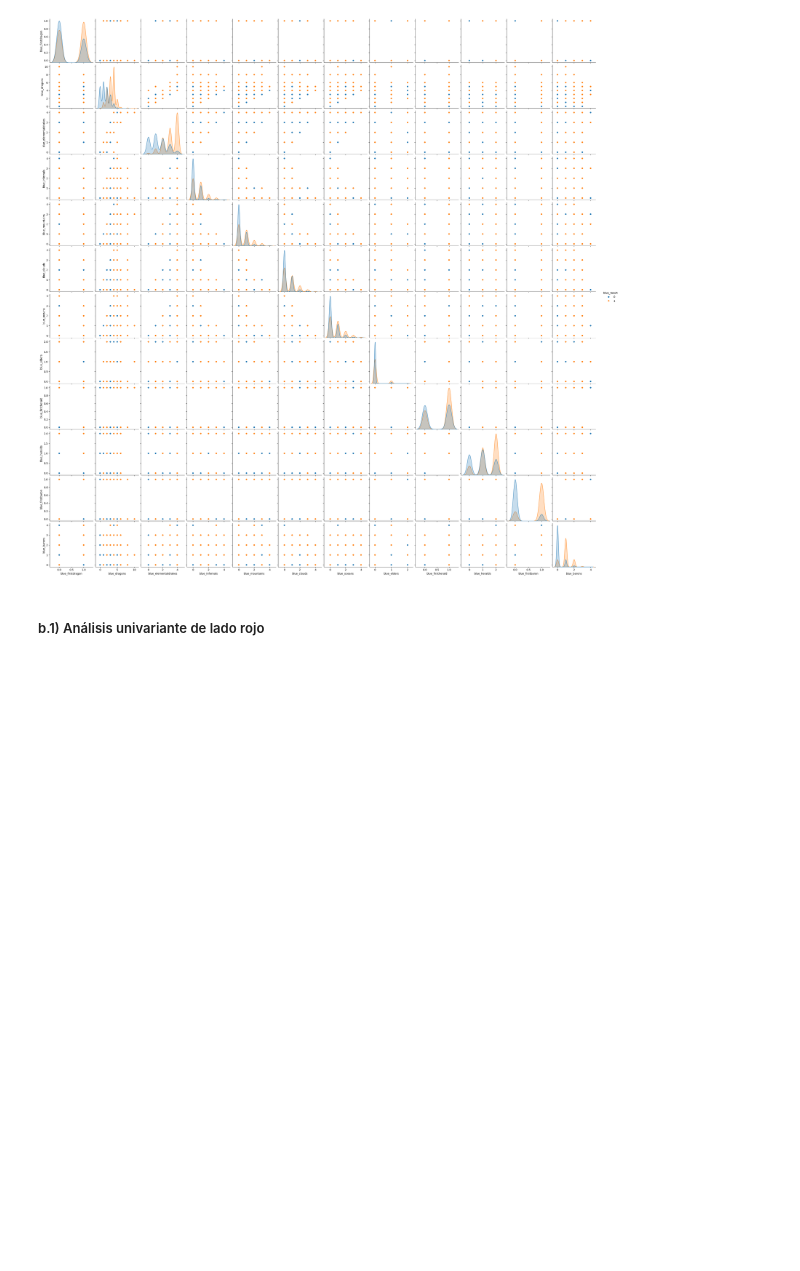
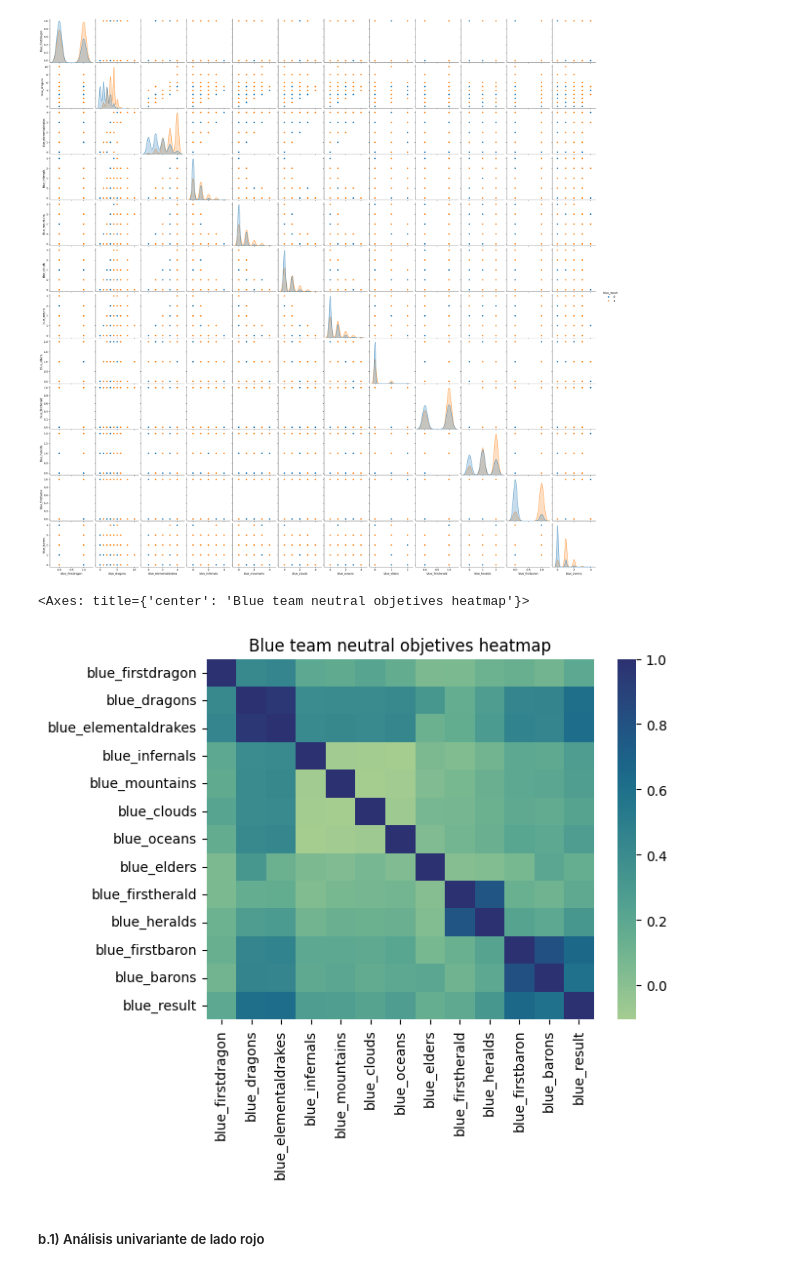
Before and after one commit to CamiloAPB/EDA_DS, a Jupyter notebook: Src/Notebooks/Exploracion_inicial.ipynb, the cells around one changed output. Cells and saved outputs as stored; diff of their text form; code cells hidden in the pictures; blank space fills up the shorter version.

```diff
--- a/Src/Notebooks/Exploracion_inicial.ipynb
+++ b/Src/Notebooks/Exploracion_inicial.ipynb
@@ -1030,6 +1046,12 @@ sns.pairplot(blue_neutrals, hue="blue_result")
 # %% [output]
 <seaborn.axisgrid.PairGrid at 0x...>
 [figure]
+# %%
+plt.title("Blue team neutral objetives heatmap")
+sns.heatmap(blue_neutrals.corr(), cmap="crest")
+# %% [output]
+<Axes: title={'center': 'Blue team neutral objetives heatmap'}>
+[figure, added]
 # %% [markdown]
 ##### b.1) Análisis univariante de lado rojo
 # %%
```
Also changed, not shown: parts of 11 cells of this notebook, 4 other files.
